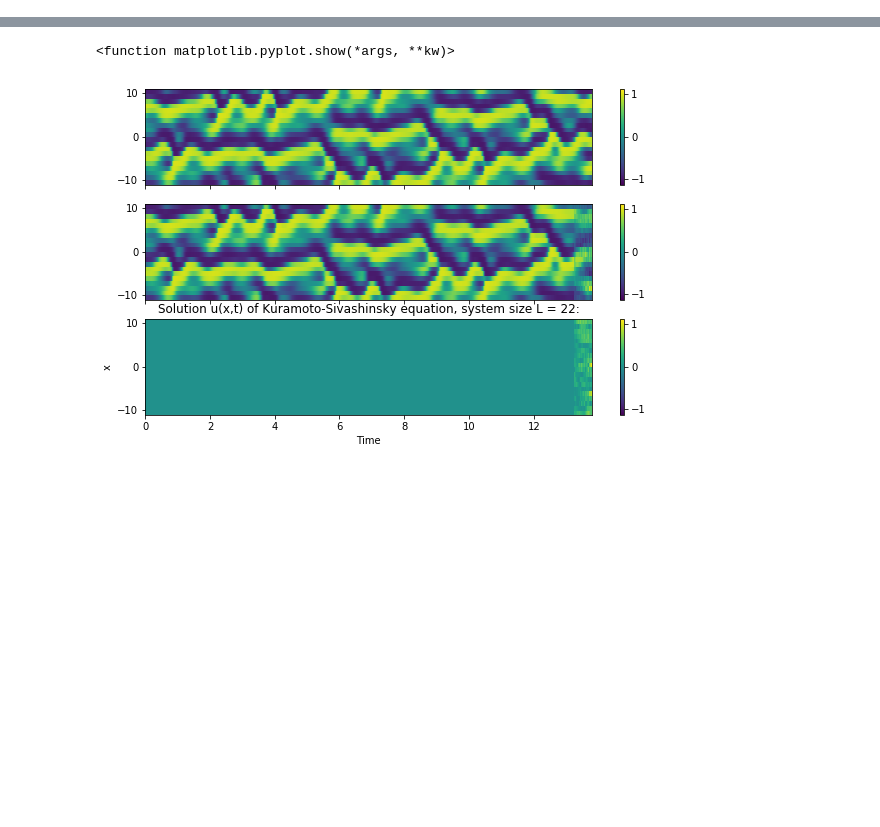
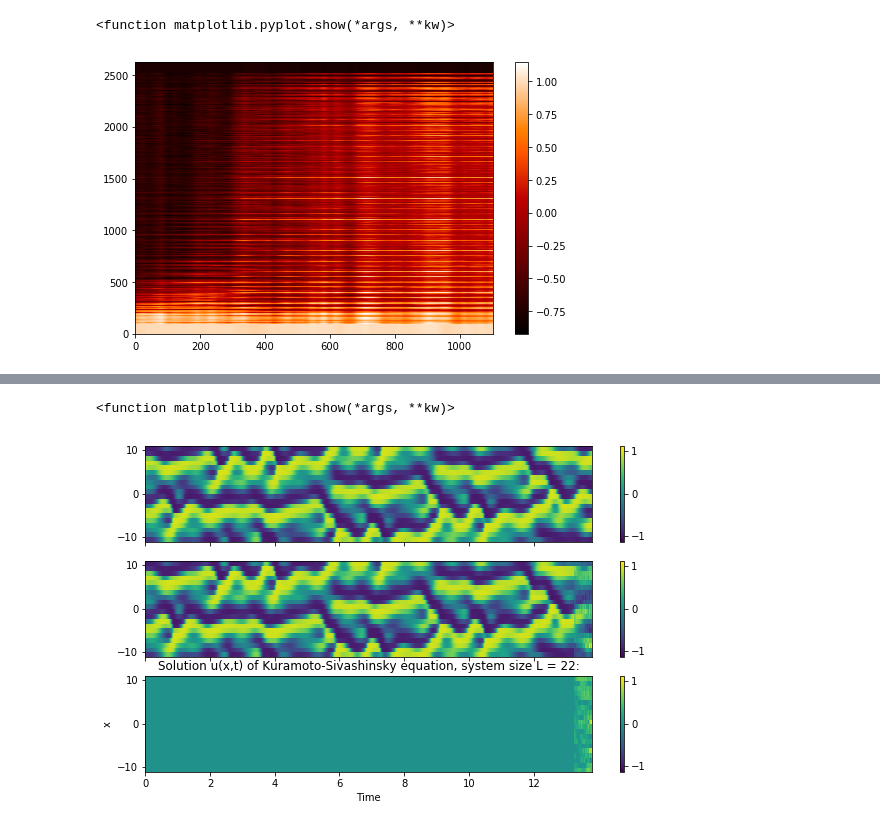
Before and after one commit to jon-dong/reservoir-computing-python, a Jupyter notebook: convection.ipynb, the cells around one changed output, grey strips where cells are left out. Drawn from its saved outputs; the diff is of its cells as text; code cells hidden in the pictures; blank space fills up the shorter version.

```diff
--- a/convection.ipynb
+++ b/convection.ipynb
@@ -68,2 +67,10 @@ Testing score: -1.2891571812518876
+# %%
+plt.figure(0,figsize=(8, 5))
+im=plt.pcolormesh(pred_output[:, :spatial_points].T, cmap='gist_heat')
+plt.colorbar(im)
+plt.show
+# %% [output]
+<function matplotlib.pyplot.show(*args, **kw)>
+[figure, added]
 # %%
 # prediction RMSE
```
Also changed, not shown: parts of 10 cells of this notebook, 8 other files.
